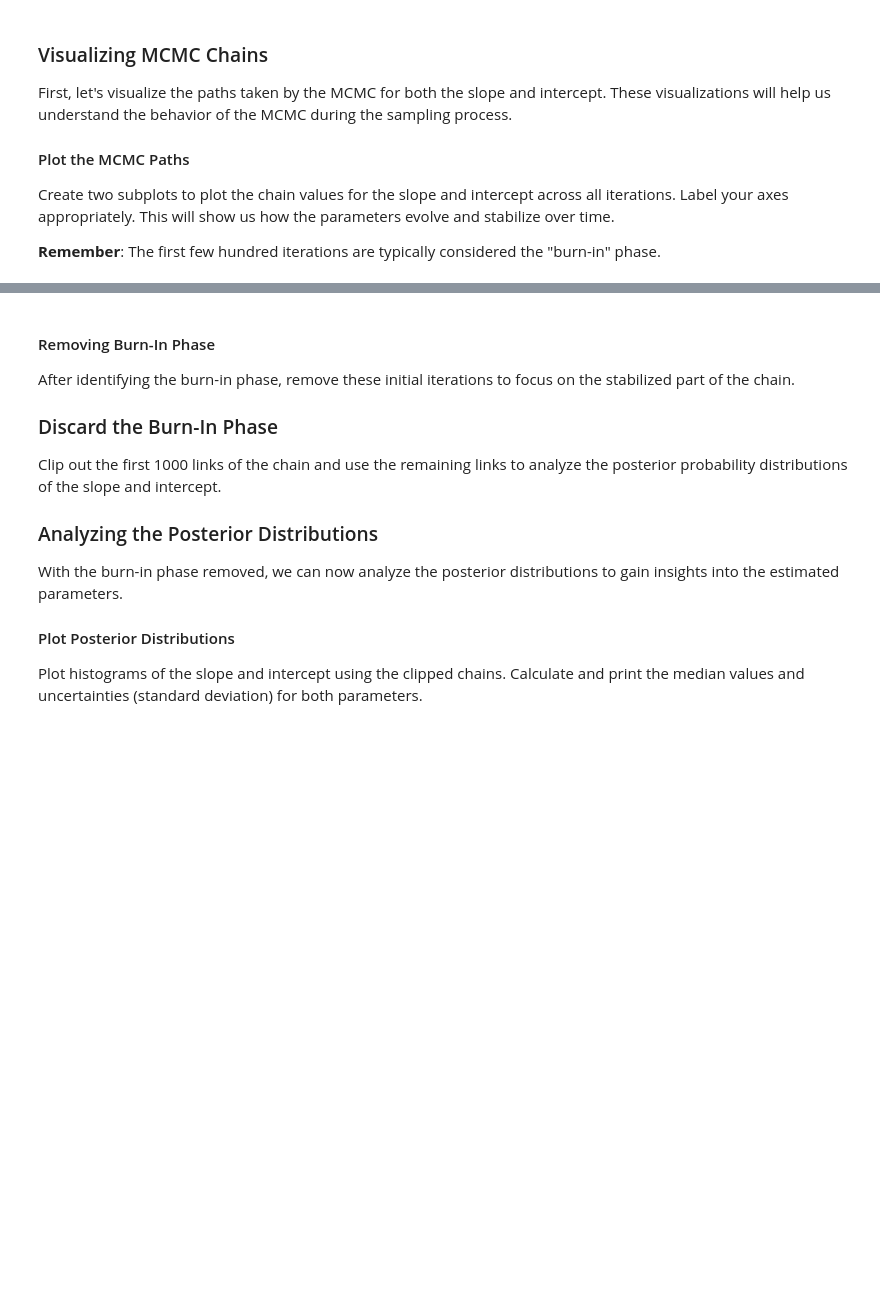
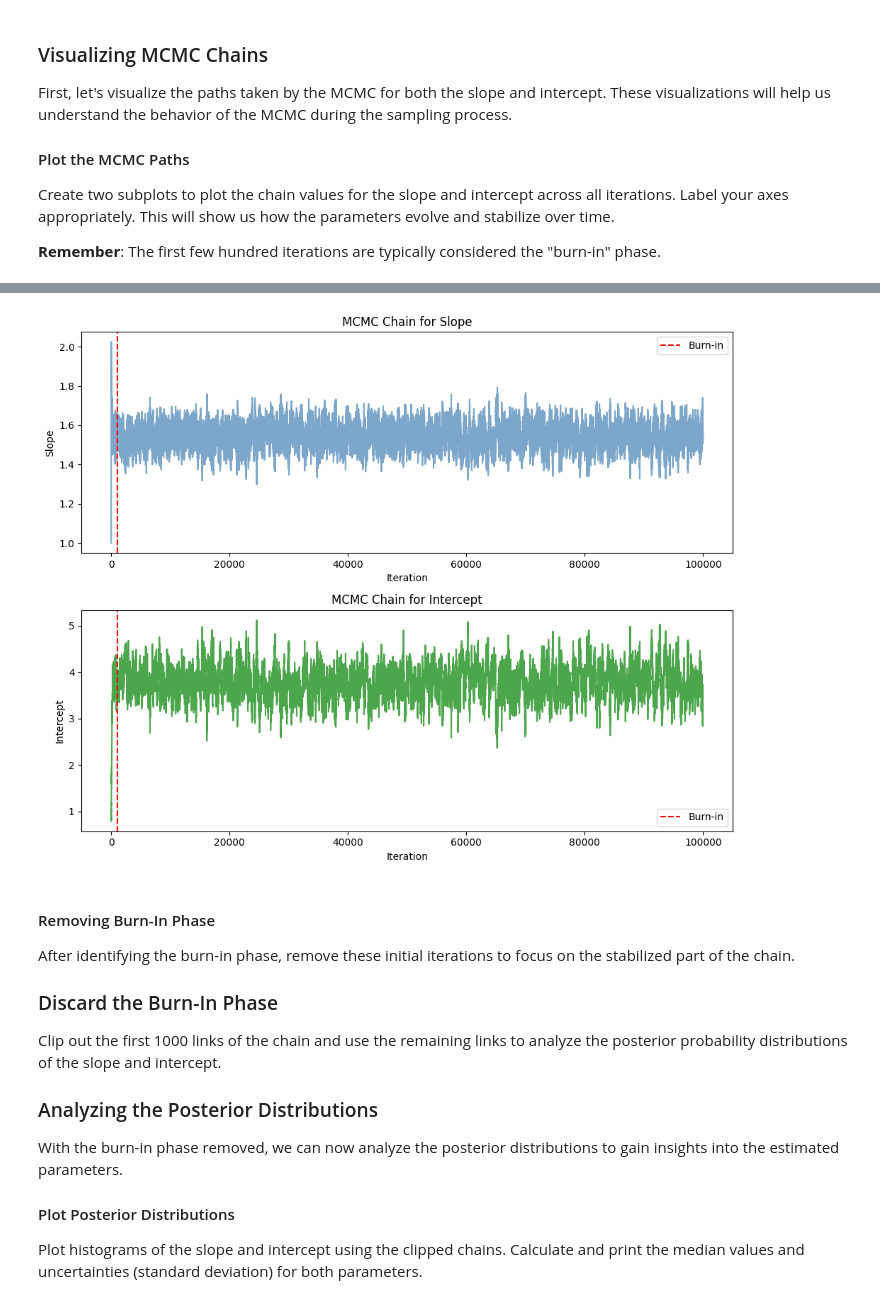
Before and after one commit to nimaazarr/SP_Project, a Jupyter notebook: stochastic_processes_project.ipynb, the cells around one changed output, grey strips where cells are left out. Cells and saved outputs as stored; diff of their text form; code cells hidden in the pictures; blank space fills up the shorter version.

```diff
--- a/stochastic_processes_project.ipynb
+++ b/stochastic_processes_project.ipynb
@@ -420,11 +446,3 @@ This process allows the chain to explore the parameter space, moving to position
 
 #### Code Implementation
 Implement the methodology outlined above in the code cell below. Use the pseudo-code and descriptions as a guide to fill in the necessary logic for the Metropolis-Hastings MCMC algorithm.
-# %%
-all_log_likelihoods = np.ones(nlink)
-
-startpos = np.array([1, 1]) # At which point in (slope, intercept) space should we start our MCMC? Let's try (1,1).
-
-for i in range(nlink): #let's loop through the number of links we wish to test
-
-    pass
@@ -446,3 +492,31 @@ plt.show()
+# %%
+# Number of iterations to consider as "burn-in"
+burn_in = 1000
+
+# Create subplots
+fig, axes = plt.subplots(nrows=2, ncols=1, figsize=(10, 8))
+
+# Plot the chain values for the slope
+axes[0].plot(chain[:, 0], color='steelblue', alpha=0.7)
+axes[0].set_xlabel('Iteration')
+axes[0].set_ylabel('Slope')
+axes[0].axvline(burn_in, color='red', linestyle='--', label='Burn-in')
+axes[0].legend()
+axes[0].set_title('MCMC Chain for Slope')
+
+# Plot the chain values for the intercept
+axes[1].plot(chain[:, 1], color='green', alpha=0.7)
+axes[1].set_xlabel('Iteration')
+axes[1].set_ylabel('Intercept')
+axes[1].axvline(burn_in, color='red', linestyle='--', label='Burn-in')
+axes[1].legend()
+axes[1].set_title('MCMC Chain for Intercept')
+
+# Show the plots
+plt.tight_layout()
+plt.show()
+# %% [output]
+[figure, added]
 # %% [markdown]
 
 #### Removing Burn-In Phase
```
Also changed, not shown: parts of 28 cells of this notebook.
